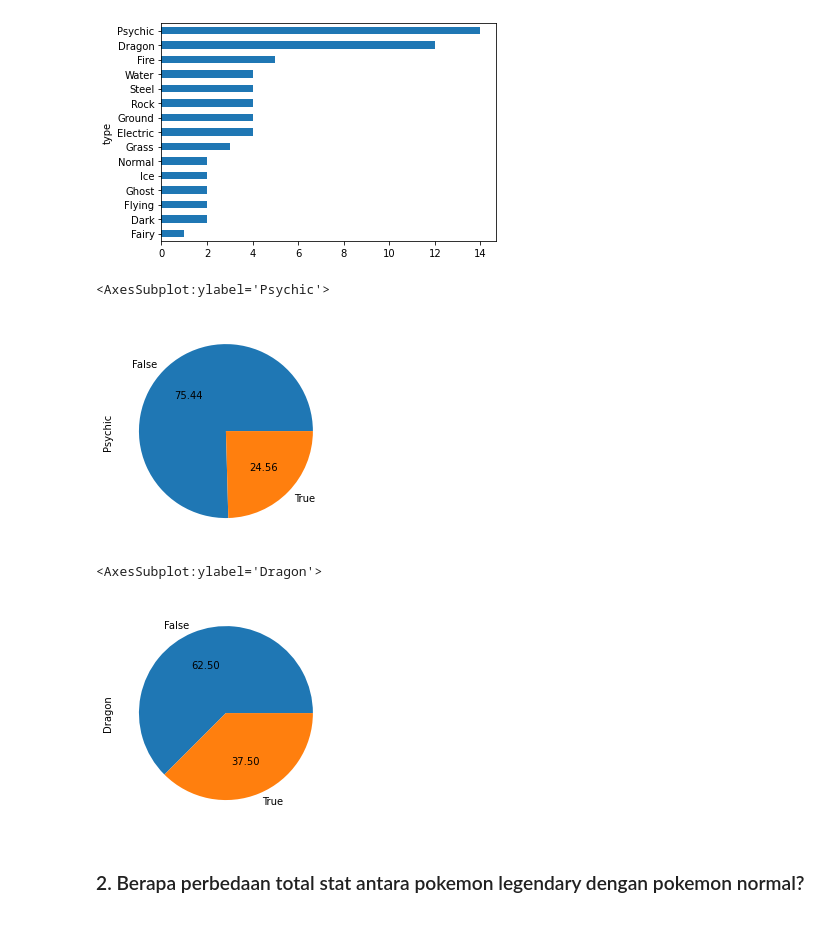
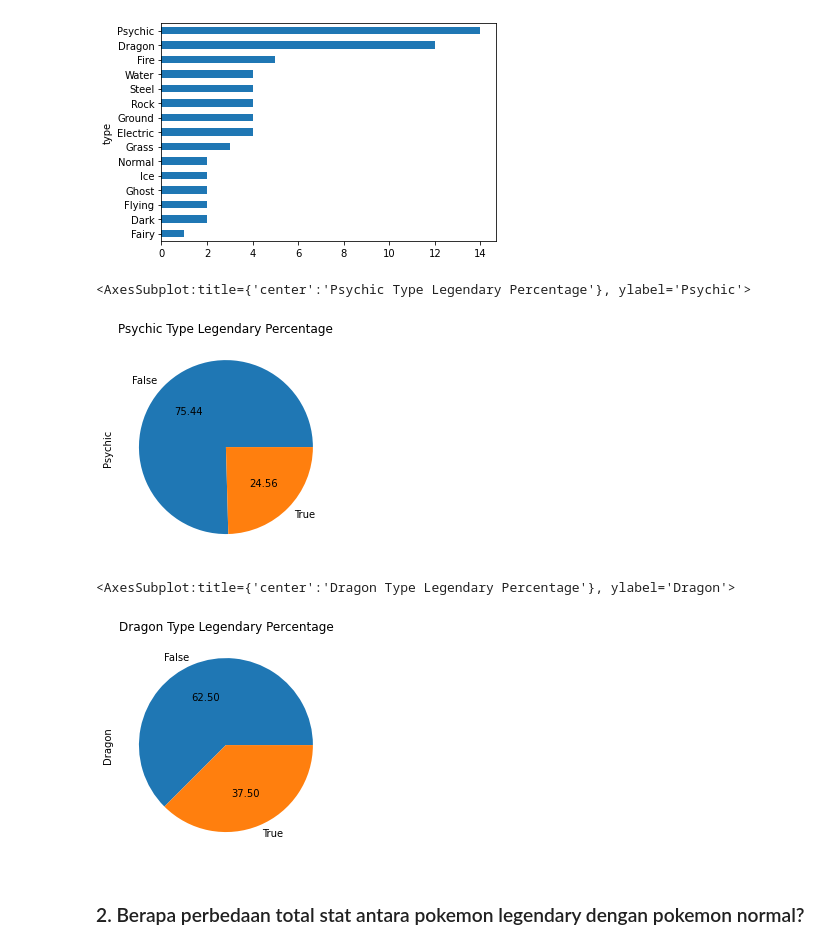
Before and after one commit to Penzragon/h8dsft_P0W1, a Jupyter notebook: script.ipynb, the cells around one changed output. Cells and saved outputs as stored; diff of their text form; code cells hidden in the pictures.

Commit message:
Add title to pie chart

```diff
--- a/script.ipynb
+++ b/script.ipynb
@@ -284,15 +284,15 @@ legendary_pokemon.groupby('type').size().sort_values().plot(kind='barh')
 <AxesSubplot:ylabel='type'>
 [figure]
 # %%
-pokemon[pokemon.type == 'Psychic'].groupby('legendary').size().plot(kind='pie', autopct='%.2f', ylabel='Psychic')
+pokemon[pokemon.type == 'Psychic'].groupby('legendary').size().plot(kind='pie', autopct='%.2f', ylabel='Psychic', title='Psychic Type Legendary Percentage')
 # %% [output]
-<AxesSubplot:ylabel='Psychic'>
+<AxesSubplot:title={'center':'Psychic Type Legendary Percentage'}, ylabel='Psychic'>
-[figure, old version]
+[figure, new version]
 # %%
-pokemon[pokemon.type == 'Dragon'].groupby('legendary').size().plot(kind='pie', autopct='%.2f', ylabel='Dragon')
+pokemon[pokemon.type == 'Dragon'].groupby('legendary').size().plot(kind='pie', autopct='%.2f', ylabel='Dragon', title='Dragon Type Legendary Percentage')
 # %% [output]
-<AxesSubplot:ylabel='Dragon'>
+<AxesSubplot:title={'center':'Dragon Type Legendary Percentage'}, ylabel='Dragon'>
-[figure, old version]
+[figure, new version]
 # %% [markdown]
 ### 2. Berapa perbedaan total stat antara pokemon legendary dengan pokemon normal?
 # %%
```
